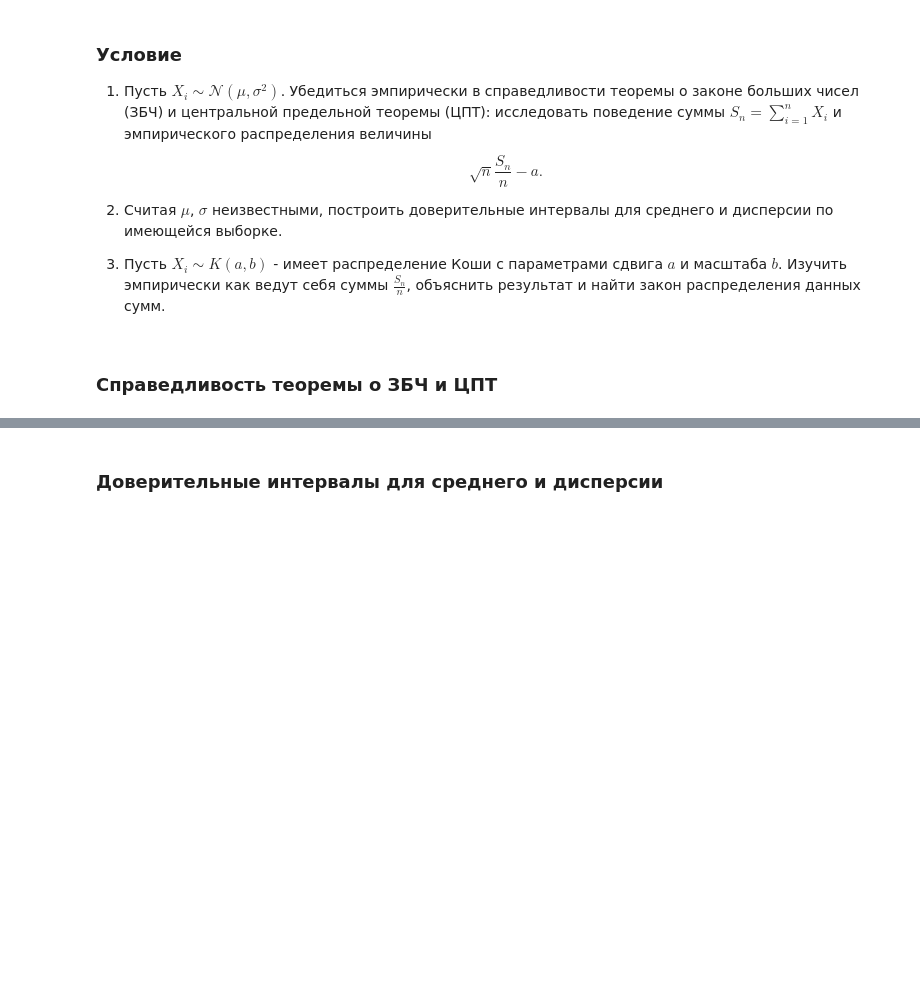
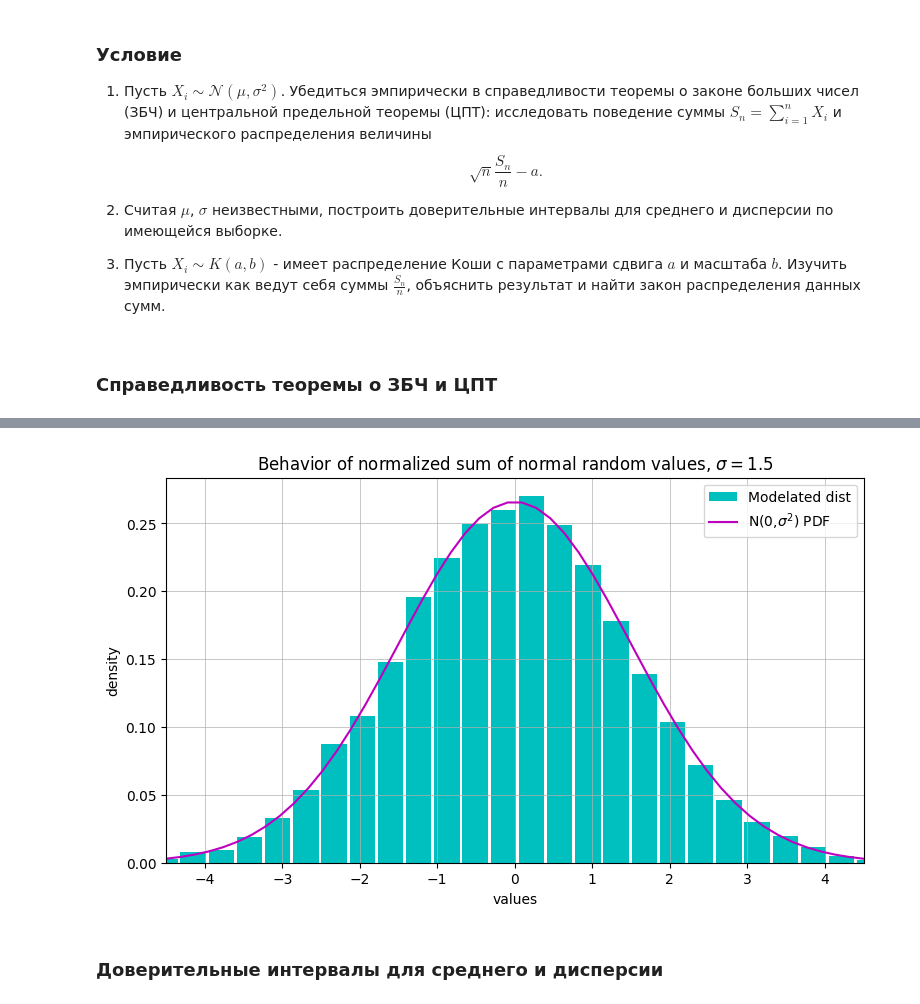
Before and after one commit to arinenn/stochastic_practicum, a Jupyter notebook: stochastic_practicum_first.ipynb, the cells around one changed output, grey strips where cells are left out. Cells and saved outputs as stored; diff of their text form; code cells hidden in the pictures; blank space fills up the shorter version.

```diff
--- a/stochastic_practicum_first.ipynb
+++ b/stochastic_practicum_first.ipynb
@@ -1010,6 +1010,8 @@ def rand_poisson_bin(l, N):
     '''
     if not l > 0:
         raise ValueError('Parameter of exponential distribution must be a positive float number.')
+    if not isinstance(N, (int, np.integer)) or N <= 0:
+        raise ValueError('Resulting vector length must be a positive integer.')
     n = 10**4
     p_n = l / n
     batch_size = 5 * 10**3
@@ -1560,6 +1589,3 @@ $$
 \sqrt{n}\left( \dfrac{S_n}{n}-\mu \right) =
 \dfrac{\frac{S_n}{n} - \mu}{\frac{1}{\sqrt{n}}} \stackrel{d}{\longrightarrow} \mathrm{N}(0,\sigma^2)
 $$
-# %%
-def gen_norm_sum(n_elements, *args):
-    return rand_norm_expo(n_elements, *args).sum(axis=0)
@@ -1593,3 +1616,32 @@ KeyboardInterrupt:
+# %%
+n_points = 10**4
+sample_norm_sum = gen_norm_sum(n_elements, mu, sigma, n_points)
+# %%
+n_bins = 30
+grid = np.linspace(-3*sigma, 3*sigma)
+
+fig = plt.figure(figsize=(9,5))
+ax = plt.axes()
+ax.grid('minor', linewidth=0.5)
+ax.set_xlim([-3*sigma, 3*sigma])
+
+ax.hist((sample_norm_sum / n_elements- mu) * np.sqrt(n_elements),
+    bins=n_bins,
+    rwidth=0.9,
+    density=True,
+    color='c',
+    label='Modelated dist'
+)
+
+ax.plot(grid, norm.pdf(grid, scale=sigma), color='m', label='N(0,$\sigma^2$) PDF')
+
+ax.set_ylabel('density')
+ax.set_xlabel('values')
+ax.set_title('Behavior of normalized sum of normal random values, $\sigma=1.5$')
+ax.legend()
+plt.show()
+# %% [output]
+[figure, added]
 # %% [markdown]
 ### Доверительные интервалы для среднего и дисперсии
 # %% [markdown]
```
Also changed, not shown: parts of 18 cells of this notebook.
